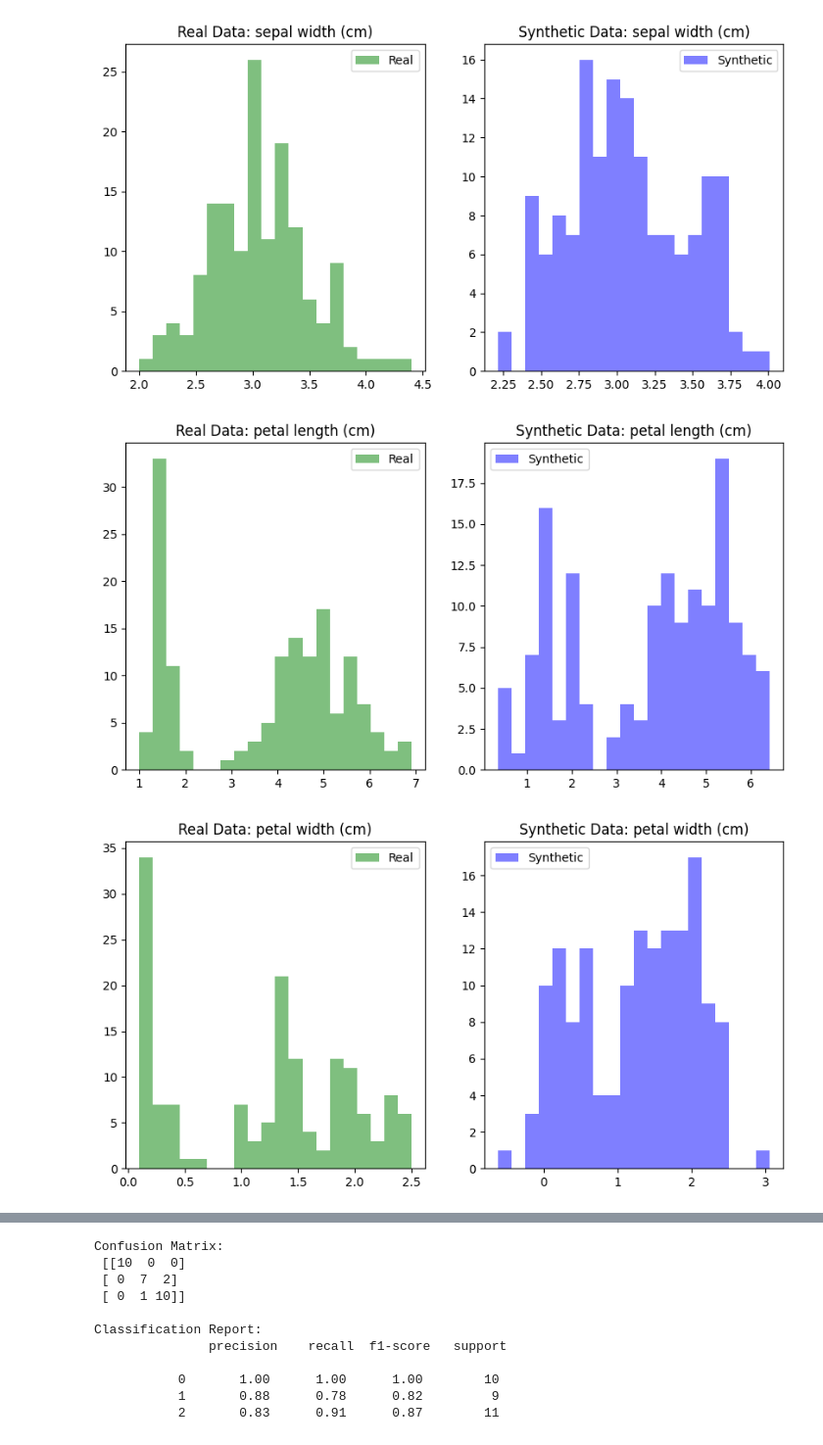
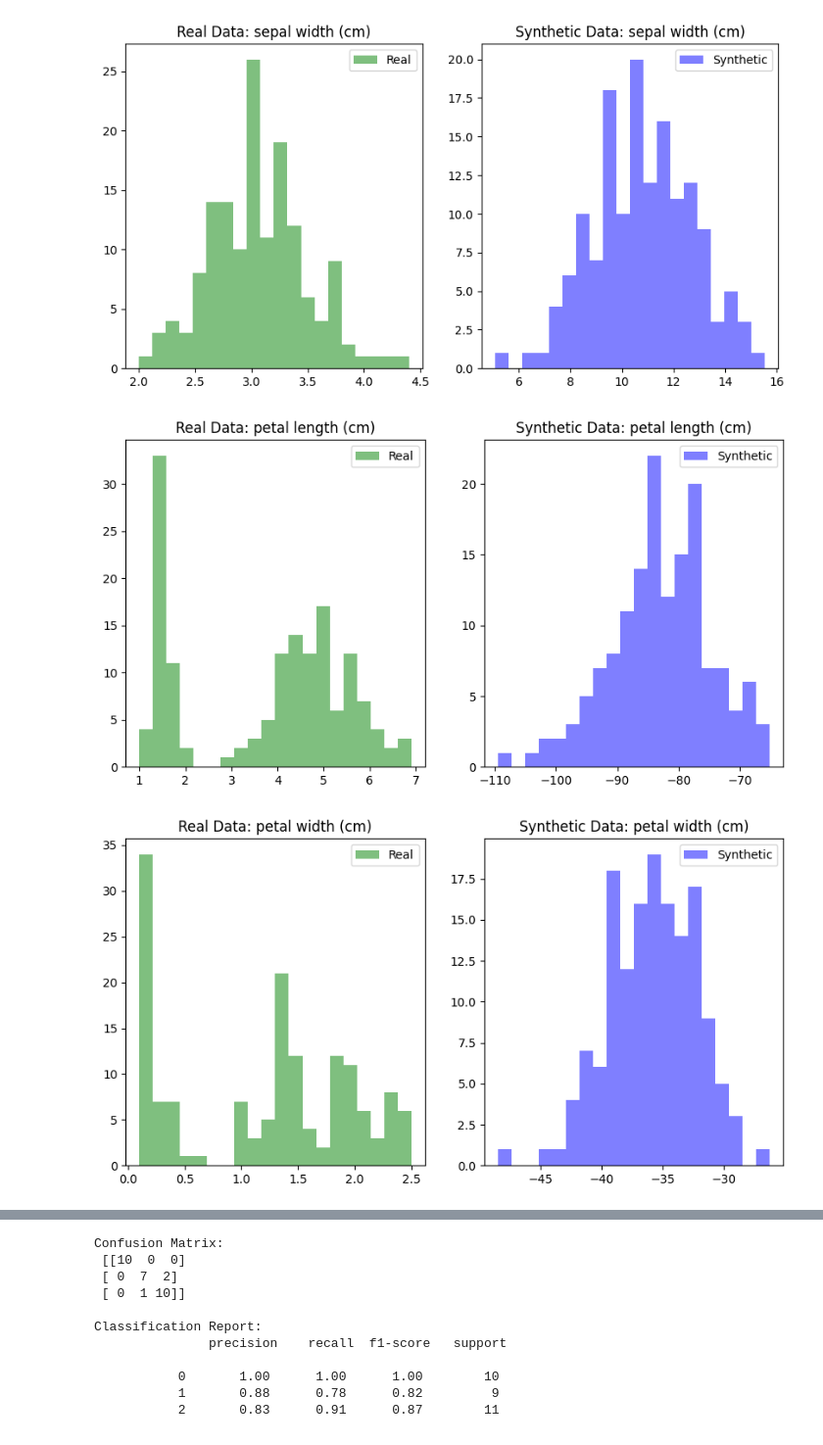
Before and after one commit to lian333/thesis, a Jupyter notebook: syntheic_data/gan.ipynb, the cells around one changed output, grey strips where cells are left out. Shown at 98% size. Saved outputs shown, nothing was run; the diff lists cells and outputs as text; code cells hidden in the pictures.

```diff
--- a/syntheic_data/gan.ipynb
+++ b/syntheic_data/gan.ipynb
@@ -9,20 +9,21 @@ from tensorflow.keras.models import Model
 from tensorflow.keras.optimizers import Adam
 
 # Load iris dataset
-iris = datasets.load_iris()
-X = iris.data  # we only take the first four features.
-y = iris.target
+iris = pd.read_csv('gan_axis2_demo.csv')
+X = iris.drop['class']  # we only take the first four features.
+y = iris.classe
 
 # Normalize the data
 scaler = MinMaxScaler()
+
 X = scaler.fit_transform(X)
 
 # Convert data to pandas DataFrame
-real_data = pd.DataFrame(X, columns=['a', 'b', 'c', 'd'])
+real_data = pd.DataFrame(X)
 real_labels = y
 
 # One hot encode labels
-one_hot_encoder = OneHotEncoder(sparse=False)
+one_hot_encoder = OneHotEncoder(sparse_output=False)
 one_hot_labels = one_hot_encoder.fit_transform(np.array(real_labels).reshape(-1, 1))
 
 # Constants
@@ -103,7 +104,7 @@ def generate_data(generator, data_class, num_instances):
     one_hot_class = one_hot_encoder.transform(np.array([[data_class]]))
     noise = np.random.normal(0, 1, (num_instances, NOISE_DIM))
     generated_data = generator.predict([noise, np.repeat(one_hot_class, num_instances, axis=0)])
-    return pd.DataFrame(generated_data, columns=['a', 'b', 'c', 'd'])
+    return pd.DataFrame(generated_data)
 
 # Generate 40 instances of class 1
 generated_data = generate_data(generator, 1, 40)
@@ -235,7 +235,7 @@ real_data = pd.DataFrame(iris.data, columns=iris.feature_names)
 real_data['class'] = iris.target
 
 # Load the synthetic dataset
-synthetic_data = pd.read_csv(r'C:\Users\lia68085\test\synthetic_iris_data.csv')
+synthetic_data = pd.read_csv(r'D:\studydata\Masterarbeit\Data\gan\synthetic_iris_data.csv')
 
 # For each feature, create a histogram for the real and synthetic data
 for feature in ['sepal length (cm)', 'sepal width (cm)', 'petal length (cm)', 'petal width (cm)']:
@@ -279,6 +279,6 @@ for i in range(len(features)):
-[figure, old version]
+[figure, new version]
-[figure, old version]
+[figure, new version]
-[figure, old version]
+[figure, new version]
 Summary statistics for the real data:
        sepal length (cm)  sepal width (cm)  petal length (cm)  \
 count         150.000000        150.000000         150.000000
```
Also changed, not shown: parts of 4 cells of this notebook, 25 other files.
